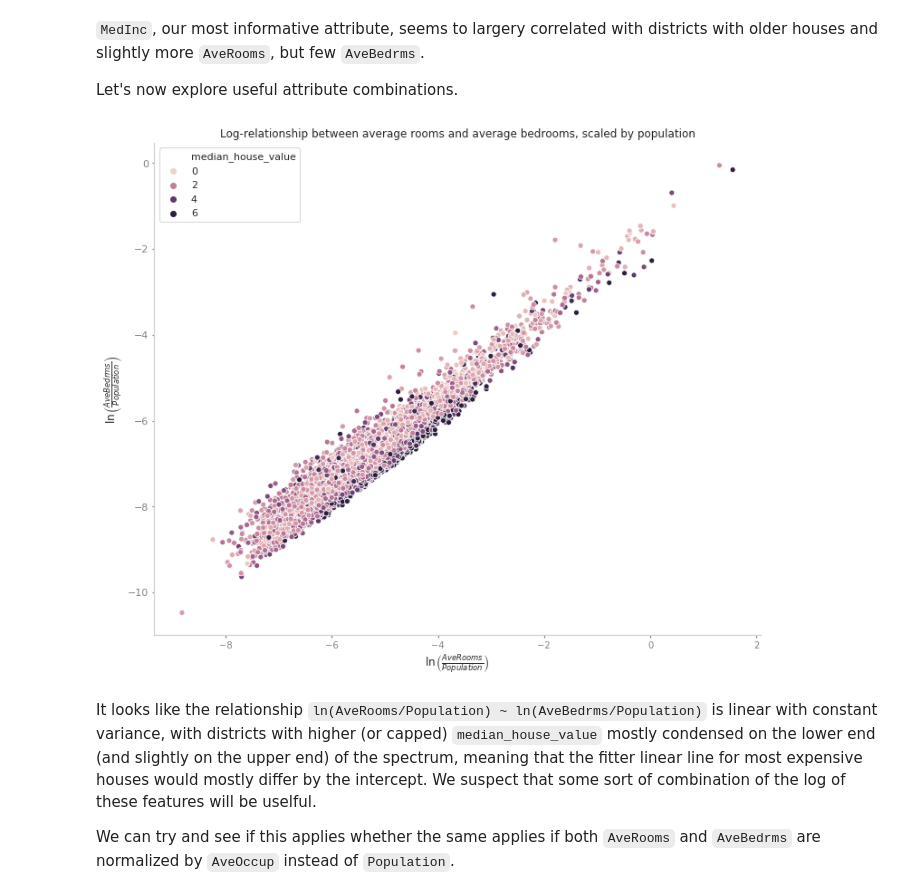
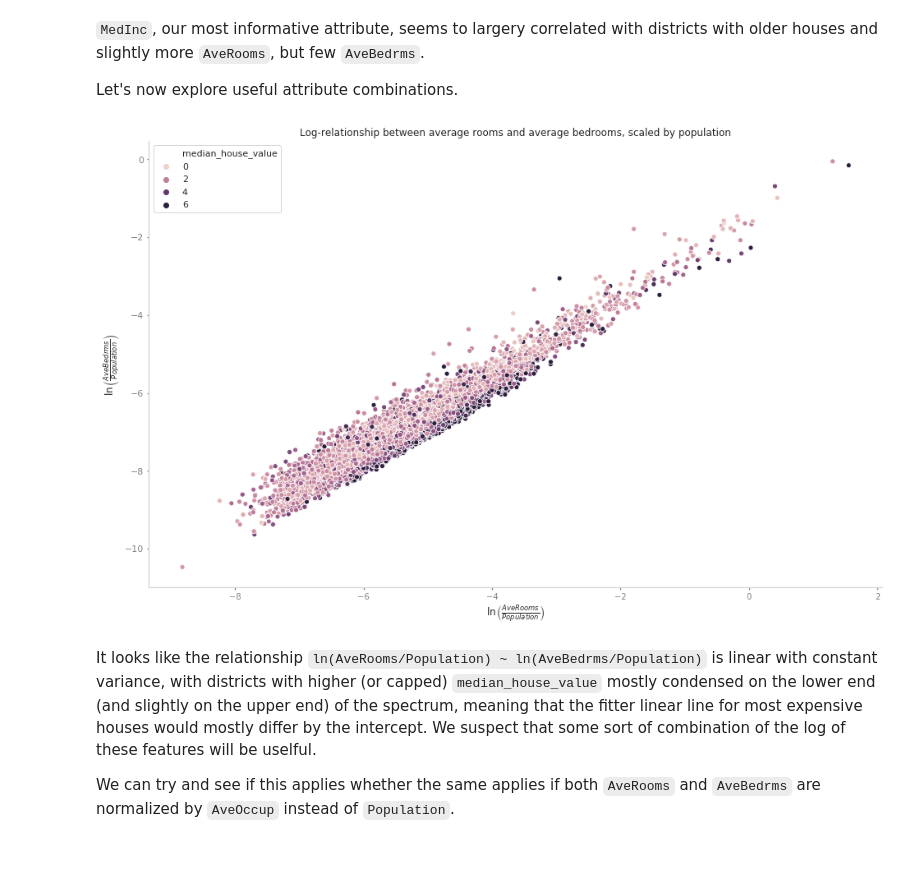
Before and after one commit to LukasRub/data-science-resources, a Jupyter notebook: machine.learning/model.selection/top.feature.selection/custom.transformers.scikit-learn/TopKFeatureSelector.ipynb, the cells around one changed output. Saved outputs shown, nothing was run; the diff lists cells and outputs as text; code cells hidden in the pictures; blank space fills up the shorter version.

```diff
--- a/machine.learning/model.selection/top.feature.selection/custom.transformers.scikit-learn/TopKFeatureSelector.ipynb
+++ b/machine.learning/model.selection/top.feature.selection/custom.transformers.scikit-learn/TopKFeatureSelector.ipynb
@@ -228,16 +223,16 @@ plt.show()
 
 Let's now explore useful attribute combinations.
 # %%
-plt.figure(figsize=(12,10))
+plt.figure(figsize=(16,10))
 sns.scatterplot(x=np.log(cali_housing_df['AveRooms'] / cali_housing_df['Population']),
                 y=np.log(cali_housing_df['AveBedrms'] / cali_housing_df['Population']),
                 hue=cali_housing_df['median_house_value'])
 plt.xlabel(r'$\ln\/\left(\frac{AveRooms}{Population}\right)$')
 plt.ylabel(r'$\ln\/\left(\frac{AveBedrms}{Population}\right)$')
 plt.title('Log-relationship between average rooms and average bedrooms, scaled by population')
 plt.show()
 # %% [output]
-[figure, old version]
+[figure, new version]
 # %% [markdown]
 It looks like the relationship `ln(AveRooms/Population) ~ ln(AveBedrms/Population)` is linear with constant variance, with districts with higher (or capped) `median_house_value` mostly condensed on the lower end (and slightly on the upper end) of the spectrum, meaning that the fitter linear line for most expensive houses would mostly differ by the intercept. We suspect that some sort of combination of the log of these features will be uselful.
 
```
Also changed, not shown: parts of 31 cells of this notebook.
